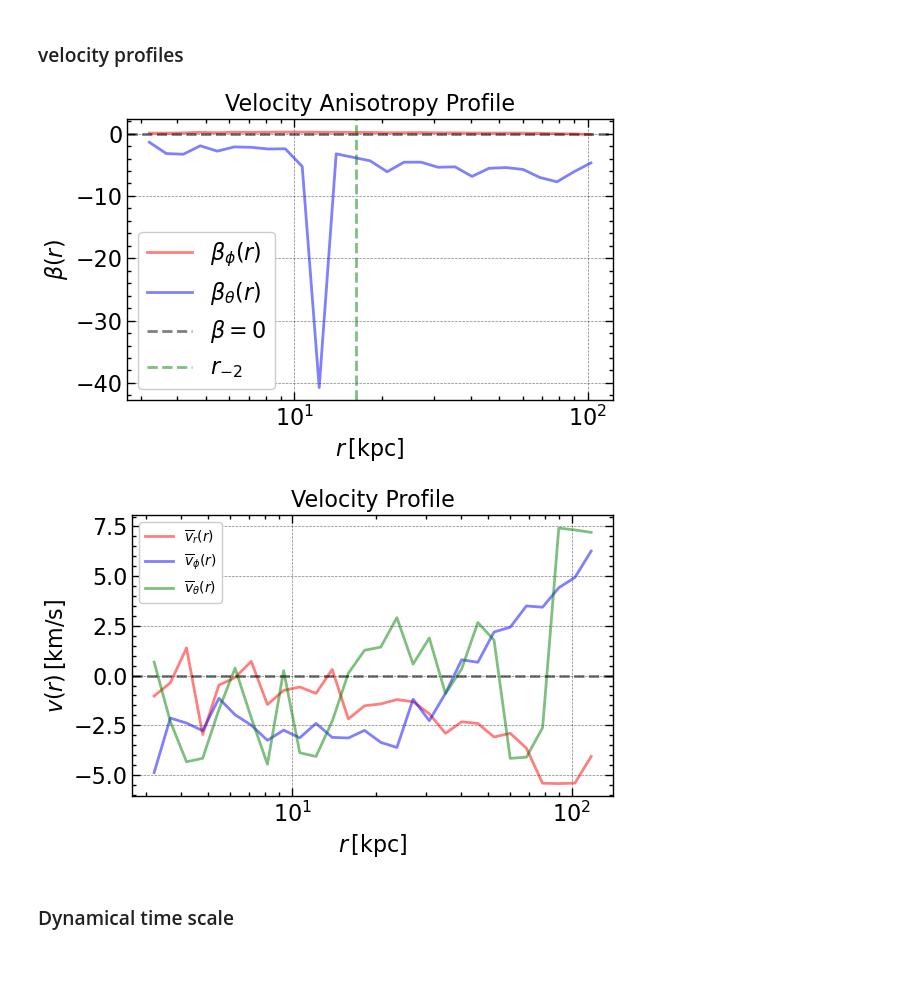
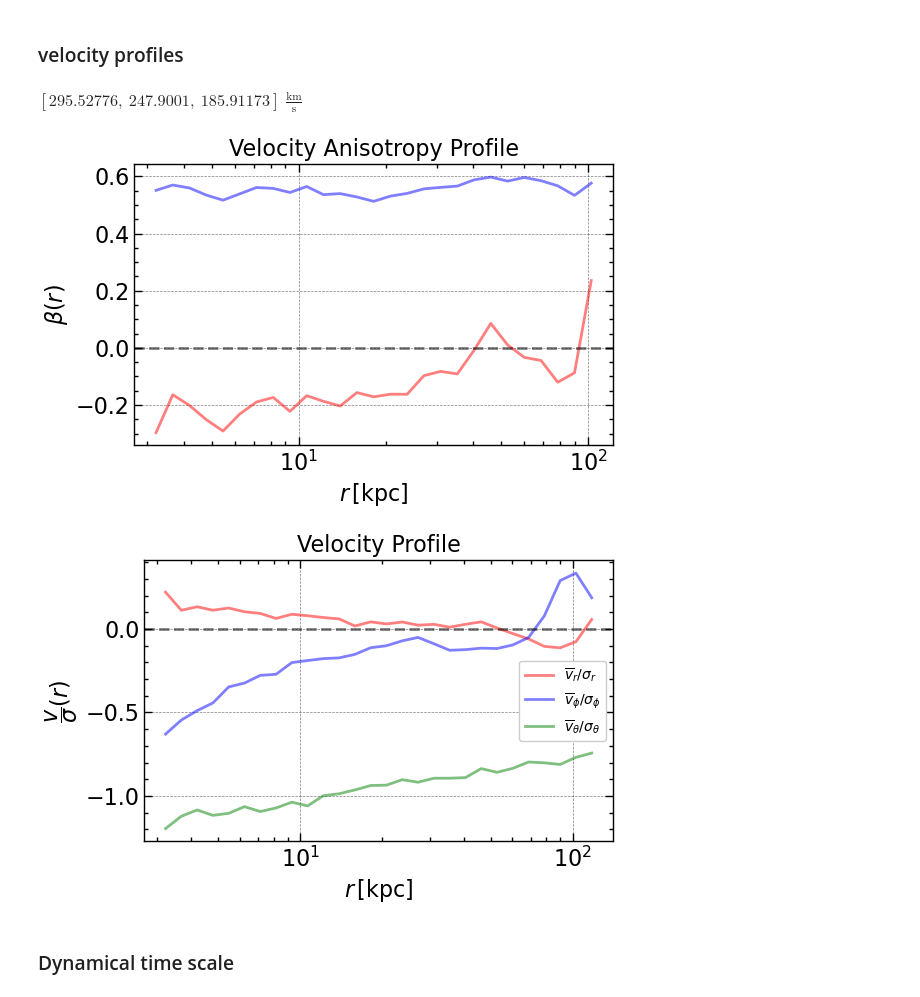
Before and after one commit to Jitskeverheecke/TANA_Project, a Jupyter notebook: project.ipynb, the cells around one changed output. Drawn from its saved outputs; the diff is of its cells as text; code cells hidden in the pictures; blank space fills up the shorter version.

```diff
--- a/project.ipynb
+++ b/project.ipynb
@@ -711,12 +683,15 @@ r_0m = r_j[i_max]
 ### velocity profiles
 # %%
 vxyz_mean #there seems to be a translational bulk motion
-vx -= vxyz_mean[0]
-vy -= vxyz_mean[1]
-vz -= vxyz_mean[2]
+#vx -= vxyz_mean[0]
+#vy -= vxyz_mean[1]
+#vz -= vxyz_mean[2]
+# %% [output]
+$[295.52776,~247.9001,~185.91173] \; \mathrm{\frac{km}{s}}$
 # %%
 v_r = (x*vx + y*vy + z*vz)/r #radial velocity
-v_theta = (z*(x*vx + y*vy) - r**2*vz)/(r*R) #polar velocity
+#v_theta = (z*(x*vx + y*vy) - r**2*vz)/(r*R) #polar velocity
+v_theta = (z*(x*vx + y*vy) - R**2*vz)/(r*R)
 v_phi = (-y*vx + x*vy)/R
 # %%
 n_vbins = 28
@@ -765,33 +740,33 @@ plt.xlabel(r'$r\, [\text{kpc}]$')
 plt.ylabel(r'$\beta(r)$')
 plt.title('Velocity Anisotropy Profile')
 plt.axhline(0, color='k', linestyle='--', alpha=0.5)
-plt.axvline(rm2_einasto.value, color='green', linestyle='--', alpha=0.5)
-plt.legend([r'$\beta_\phi(r)$', r'$\beta_\theta(r)$', r'$\beta=0$',r'$r_{-2}$'])
+#plt.axvline(rm2_einasto.value, color='green', linestyle='--', alpha=0.5)
+#plt.legend([r'$\beta_\phi(r)$', r'$\beta_\theta(r)$', r'$\beta=0$',r'$r_{-2}$'])
 plt.xscale('log')
 #plt.ylim(-5, 1)
 plt.tight_layout()
 #plt.savefig('Figures/Velocity_Anisotropy_Profile.pdf', bbox_inches='tight')
 plt.show()
 # %% [output]
-[figure, old version]
+[figure, new version]
 # %%
 plt.close('all')
 fig = plt.figure(figsize=(6, 4))
-plt.plot(vr_j,v_mean_r, color='red', alpha=0.5)
-plt.plot(vr_j,v_mean_phi, color='blue', alpha=0.5)
-plt.plot(vr_j,v_mean_theta, color='green', alpha=0.5)
+plt.plot(vr_j,v_mean_r/np.sqrt(sigma_r2), color='red', alpha=0.5)
+plt.plot(vr_j,v_mean_phi/np.sqrt(sigma_phi2), color='blue', alpha=0.5)
+plt.plot(vr_j,v_mean_theta/np.sqrt(sigma_theta2), color='green', alpha=0.5)
 plt.xlabel(r'$r\, [\text{kpc}]$')
-plt.ylabel(r'$v(r)\, [\text{km/s}]$')
+plt.ylabel(r'$\dfrac{v}{\sigma}(r)$')
 plt.title('Velocity Profile')
 plt.axhline(0, color='k', linestyle='--', alpha=0.5)
-plt.legend([r'$\overline{v}_r(r)$', r'$\overline{v}_\phi(r)$', r'$\overline{v}_\theta(r)$'], fontsize=10)
+plt.legend([r'$\overline{v}_r/\sigma_r$', r'$\overline{v}_\phi/\sigma_\phi$', r'$\overline{v}_\theta/\sigma_\theta$'], fontsize=10)
 plt.xscale('log')
 #plt.ylim(-5, 1)
 plt.tight_layout()
 #plt.savefig('Figures/Velocity_Anisotropy_Profile.pdf', bbox_inches='tight')
 plt.show()
 # %% [output]
-[figure, old version]
+[figure, new version]
 # %% [markdown]
 ### Dynamical time scale
 # %%
```
Also changed, not shown: parts of 12 cells of this notebook, 13 other files.
